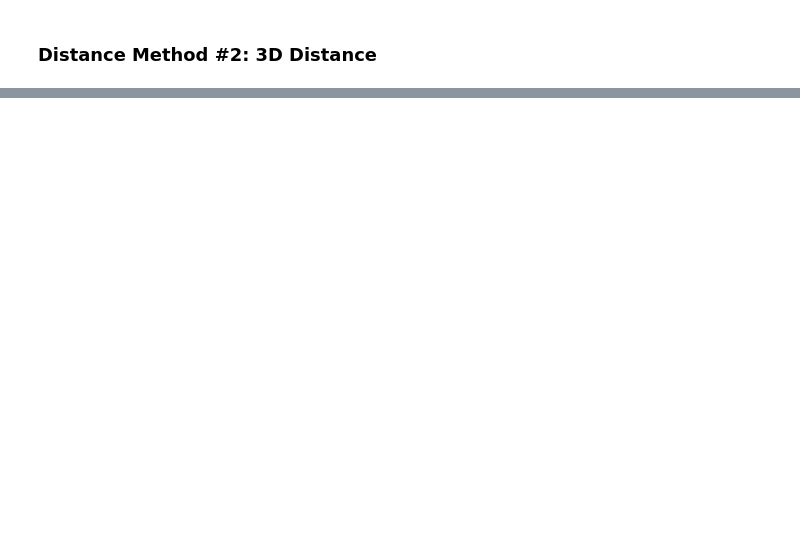
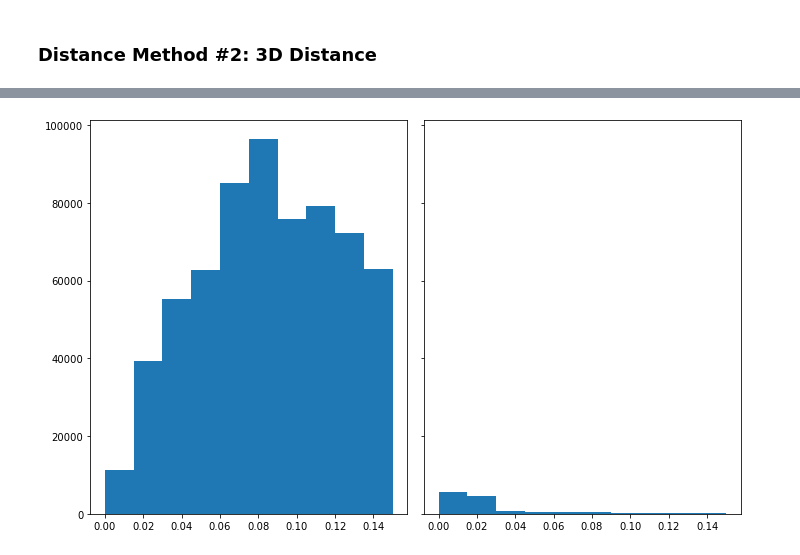
Before and after one commit to kadglass/SmallScale, a Jupyter notebook: Small Scale Environment.ipynb, the cells around one changed output, grey strips where cells are left out. Drawn from its saved outputs; the diff is of its cells as text; code cells hidden in the pictures; blank space fills up the shorter version.

```diff
--- a/Small Scale Environment.ipynb
+++ b/Small Scale Environment.ipynb
@@ -451,3 +464,24 @@ dwarf_table[:5]
+# %%
+import matplotlib.pyplot as plt
+import numpy as np
+from matplotlib import colors
+from matplotlib.ticker import PercentFormatter
+
+plt.rcParams["figure.figsize"] = (10,6) #increase size of figure
+
+n_bins = 10
+
+# Generate two normal distributions
+dist1 = data_table['Z']
+dist2 = dwarf_table['Z']
+
+fig, axs = plt.subplots(1, 2, sharey=True, tight_layout=True)
+
+# We can set the number of bins with the *bins* keyword argument.
+axs[0].hist(dist1, bins=n_bins)
+axs[1].hist(dist2, bins=n_bins);
+# %% [output]
+[figure, added]
 # %%
 dwarf_wall = dwarf_table['vflag_VF']==0
 dwarf_void = dwarf_table['vflag_VF']==1
```
Also changed, not shown: parts of 21 cells of this notebook.
